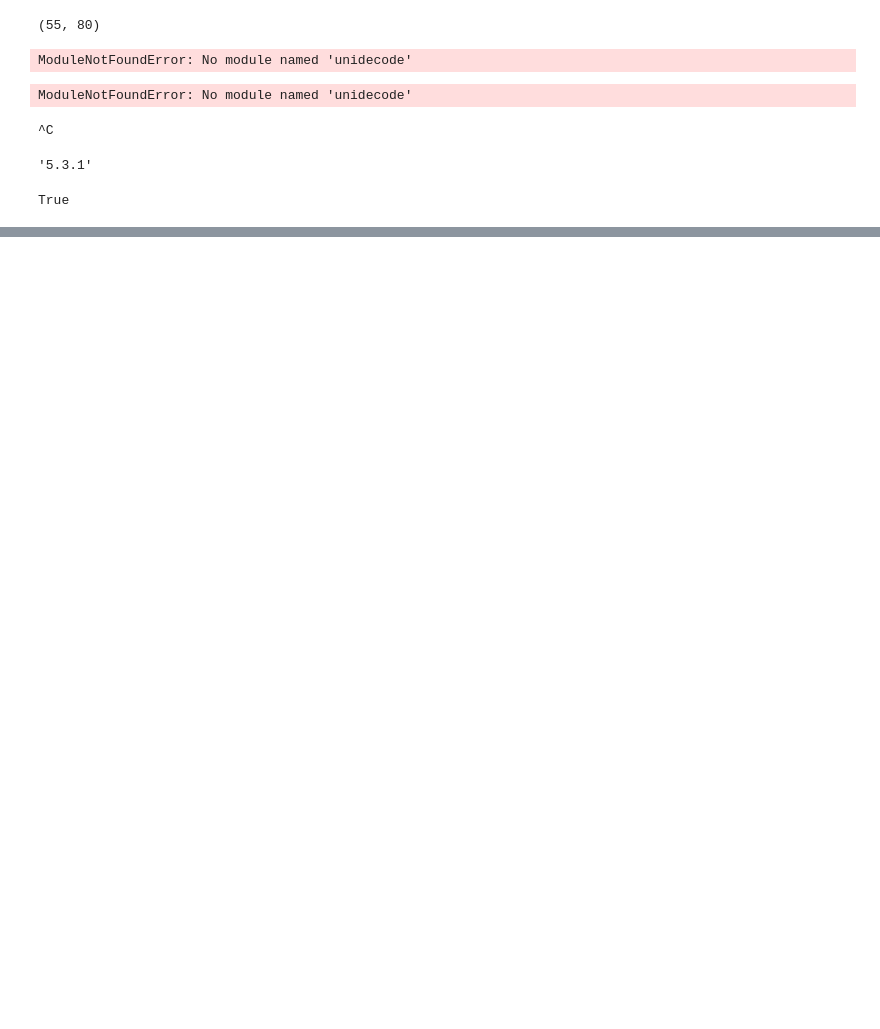
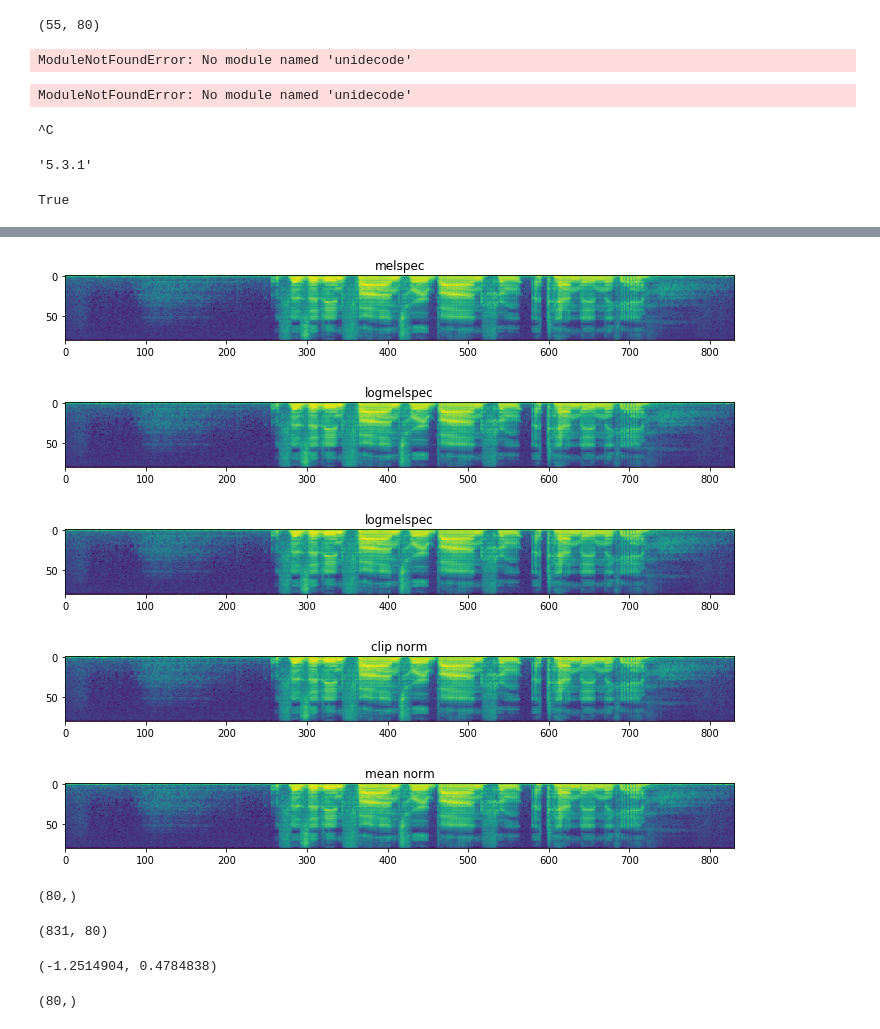
Before and after one commit to lucashueda/pt_etts, a Jupyter notebook: Untitled.ipynb, the cells around one changed output, grey strips where cells are left out. Saved outputs shown, nothing was run; the diff lists cells and outputs as text; code cells hidden in the pictures; blank space fills up the shorter version.

```diff
--- a/Untitled.ipynb
+++ b/Untitled.ipynb
@@ -405,0 +642,49 @@ KeyError: '334'
+# %%
+plt.figure(figsize=(12,6))
+plt.title('melspec')
+plt.imshow(logmelspec.T)
+plt.show()
+
+plt.figure(figsize=(12,6))
+plt.title('logmelspec')
+plt.imshow(logmelspec.T)
+plt.show()
+
+
+plt.figure(figsize=(12,6))
+plt.title('logmelspec')
+plt.imshow(logmelspec.T)
+plt.show()
+
+plt.figure(figsize=(12,6))
+plt.title('clip norm')
+plt.imshow(melspec2.T)
+plt.show()
+
+
+plt.figure(figsize=(12,6))
+plt.title('mean norm')
+plt.imshow(melspec3.T)
+plt.show()
+# %% [output]
+[figure, added]
+[figure, added]
+[figure, added]
+[figure, added]
+[figure, added]
+# %%
+melspec.sum(axis=0).shape
+# %% [output]
+(80,)
+# %%
+(melspec - melspec.mean(axis = 0)/melspec.std(axis=0)).shape
+# %% [output]
+(831, 80)
+# %%
+(melspec - melspec.mean(axis = 0)/melspec.std(axis=0)).min(), (melspec - melspec.mean(axis = 0)/melspec.std(axis=0)).max()
+# %% [output]
+(-1.2514904, 0.4784838)
+# %%
+melspec.shape[1:]
+# %% [output]
+(80,)
```
Also changed, not shown: parts of 54 cells of this notebook, 14 other files.
